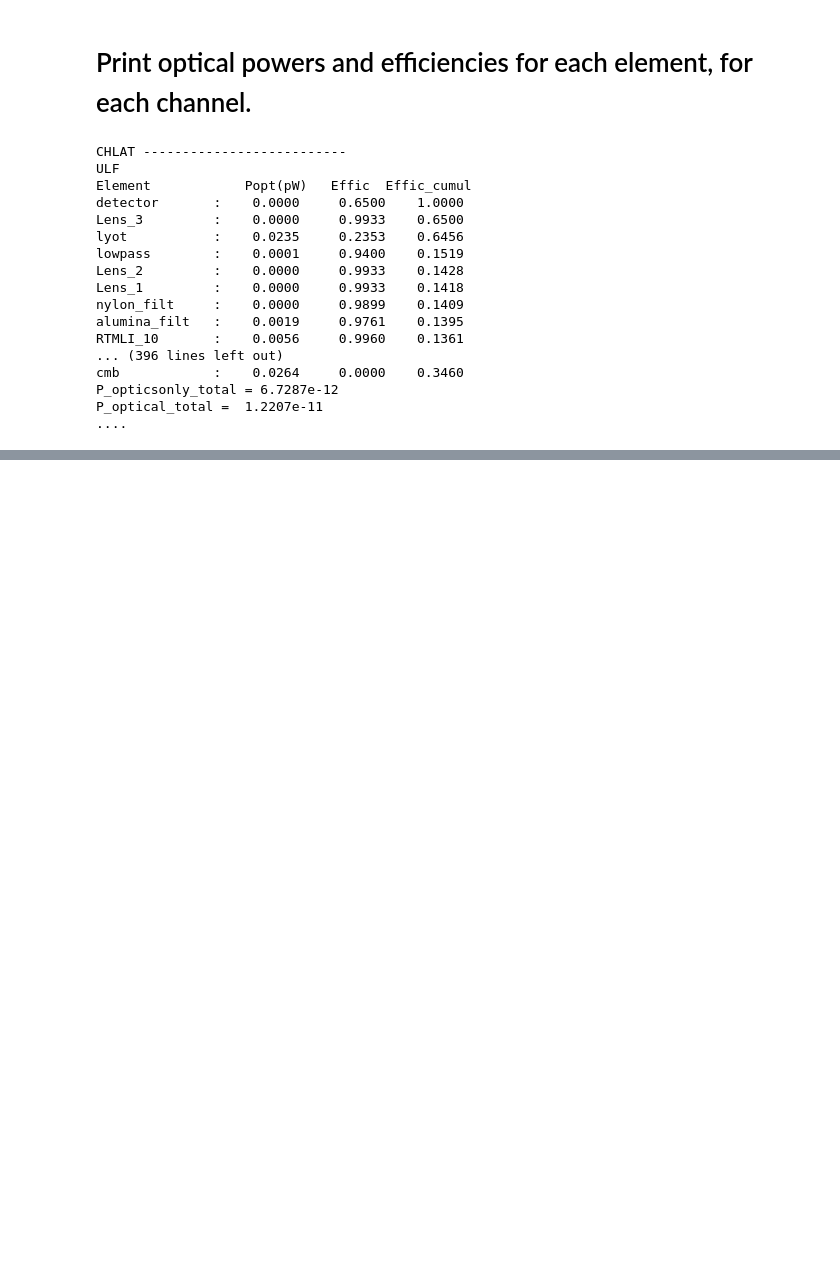
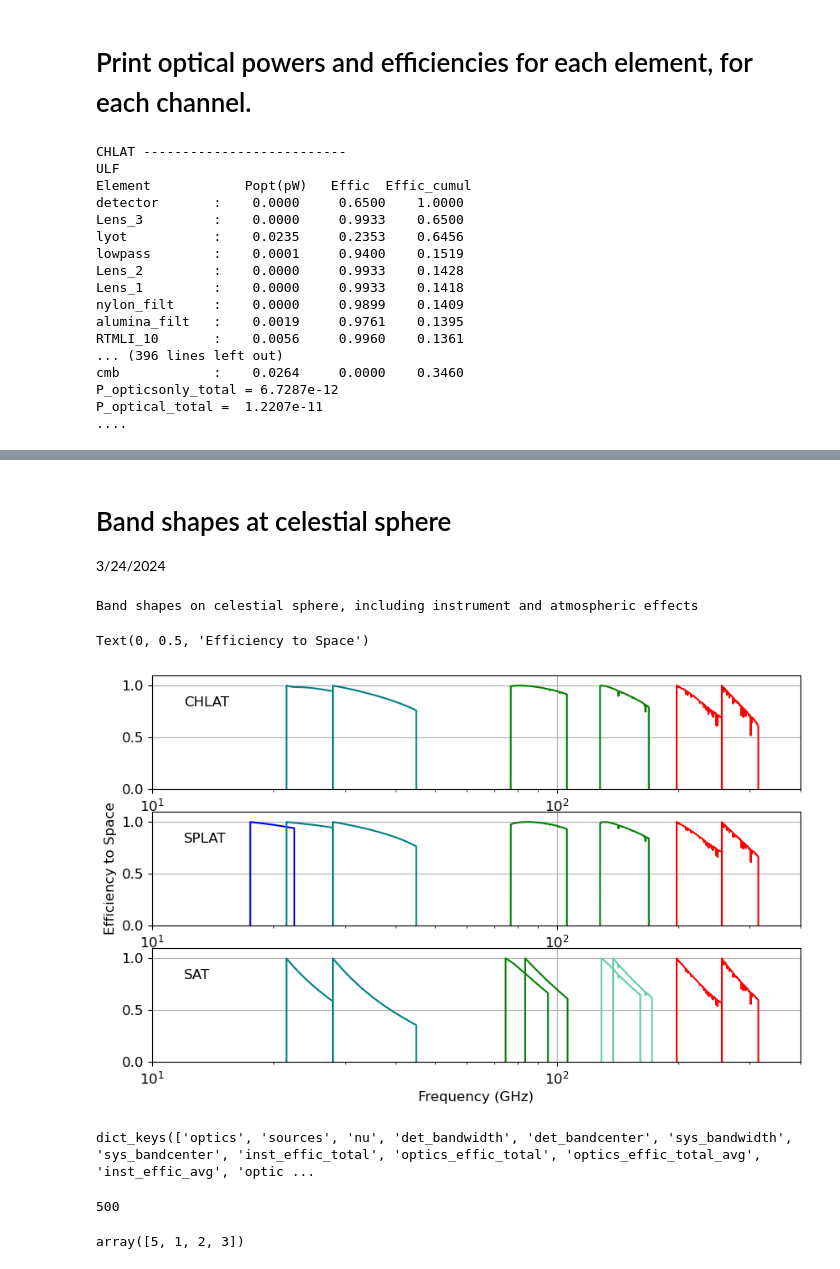
Before and after one commit to CMB-S4/bolo_calc_runs, a Jupyter notebook: jbolo/PBDR_2023/PBDR_2023.ipynb, the cells around one changed output, grey strips where cells are left out. Saved outputs shown, nothing was run; the diff lists cells and outputs as text; code cells hidden in the pictures; blank space fills up the shorter version.

```diff
--- a/jbolo/PBDR_2023/PBDR_2023.ipynb
+++ b/jbolo/PBDR_2023/PBDR_2023.ipynb
@@ -619,0 +770,63 @@ P_optical_total =  1.2207e-11
+# %% [markdown]
+# Band shapes at celestial sphere
+3/24/2024
+# %%
+plt.rcParams.update({'font.size': 12})
+plt.rcParams['figure.figsize'] = [10,6]
+
+print('Band shapes on celestial sphere, including instrument and atmospheric effects')
+
+color_vec ={}
+color_vec['CHLAT'] = ['blue','teal','teal','green','green','red','red']
+color_vec['SPLAT'] = color_vec['CHLAT']
+color_vec['SAT'] = ['teal','teal','green','green','mediumaquamarine','mediumaquamarine','red','red']
+
+RJ_norm = False
+
+plt.clf()
+plt.tight_layout()
+nn = 1
+for tel in indata.keys():
+    plt.subplot(3,1,nn)
+    cc = 0
+    for ch in sims[tel]['channels'].keys():
+        #
+        if tel=='CHLAT' and ch == 'ULF':
+            cc=cc+1
+            continue
+        nuvec = sims[tel]['outputs'][ch]['nu']
+        onsky_effic = sims[tel]['outputs'][ch]['sky_effic']
+        if RJ_norm == False:
+            onsky_effic = onsky_effic*(3e8/nuvec)**2
+        #onsky_effic = sims[tel]['outputs'][ch]['inst_effic_total']
+        xvec = np.insert(nuvec,0,nuvec[0])
+        xvec = np.append(xvec,nuvec[-1])
+        yvec = np.insert(onsky_effic,0,0)
+        yvec = np.append(yvec,0)
+
+        plt.semilogx(xvec,yvec/np.max(yvec),color=color_vec[tel][cc],label=ch)
+        cc= cc+1
+
+    plt.subplot(3,1,nn)
+    plt.ylim(0,1.1)
+    plt.xlim(10,400)
+    plt.text(12,0.8,tel)
+    plt.grid()
+    nn = nn+1
+
+plt.subplot(3,1,3)
+plt.xlabel('Frequency (GHz)')
+plt.subplot(3,1,2)
+plt.ylabel('Efficiency to Space')
+# %% [output]
+Band shapes on celestial sphere, including instrument and atmospheric effects
+Text(0, 0.5, 'Efficiency to Space')
+[figure, added]
+# %%
+sims['CHLAT']['outputs']['ULF'].keys()
+# %% [output]
+dict_keys(['optics', 'sources', 'nu', 'det_bandwidth', 'det_bandcenter', 'sys_bandwidth', 'sys_bandcenter', 'inst_effic_total', 'optics_effic_total', 'optics_effic_total_avg', 'inst_effic_avg', 'optic ...
+# %%
+len(sims['CHLAT']['outputs']['ULF']['inst_effic_total'])
+# %% [output]
+500
@@ -619,0 +835,4 @@ P_optical_total =  1.2207e-11
+# %%
+np.insert(xx,0,5)
+# %% [output]
+array([5, 1, 2, 3])
```
Also changed, not shown: parts of 14 cells of this notebook.
